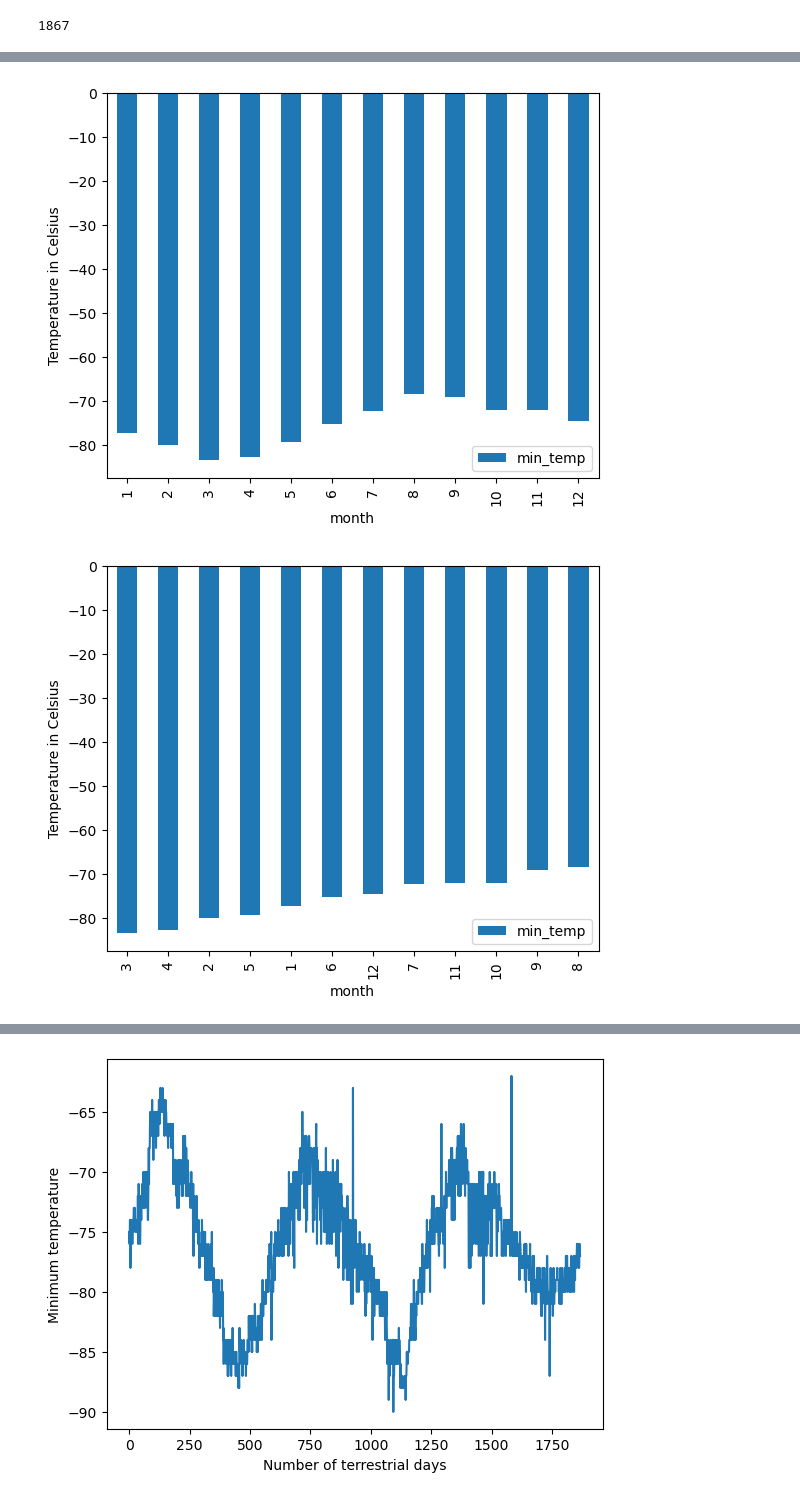
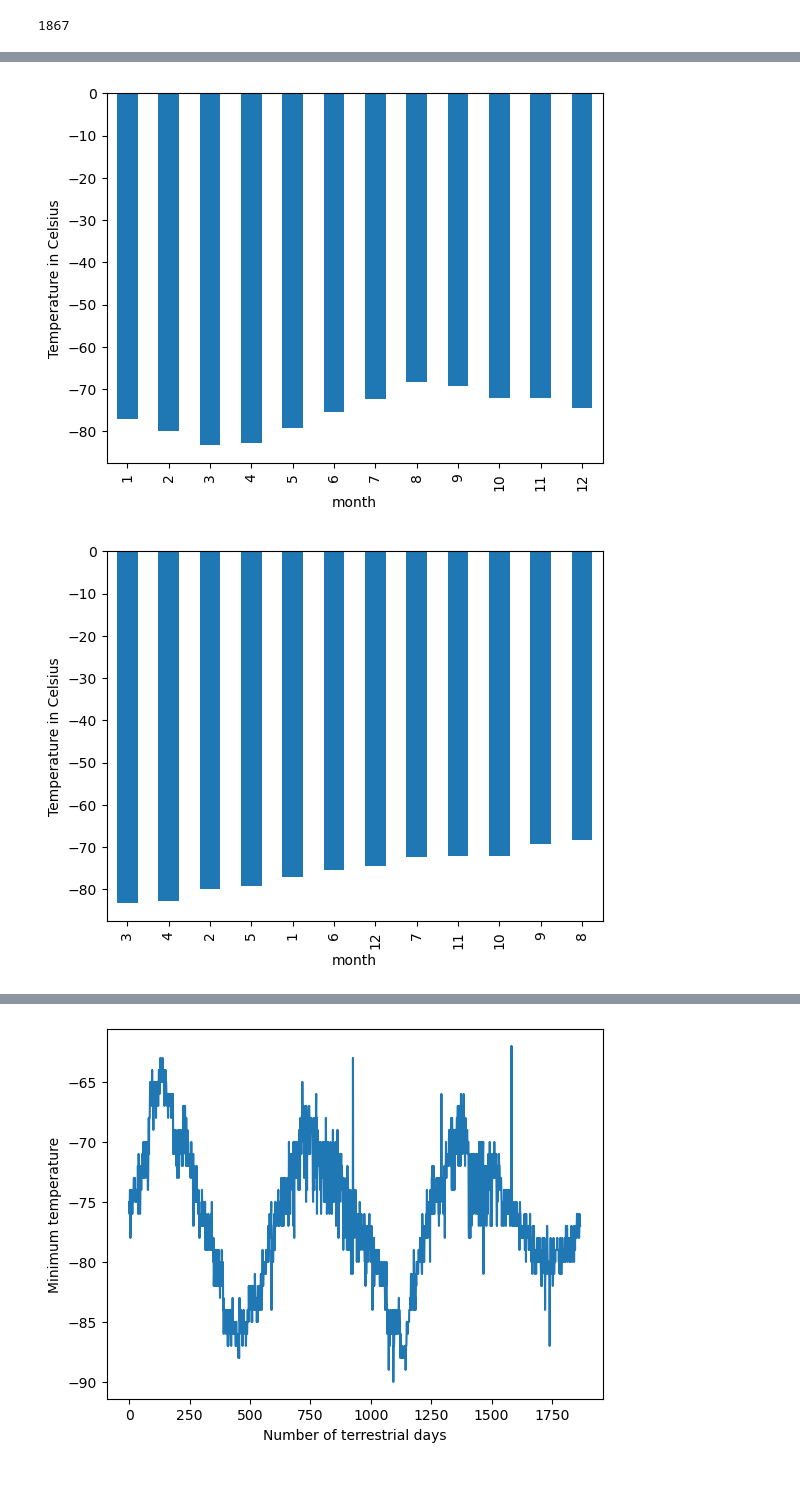
Before and after one commit to munozjon/web-scraping-challenge, a Jupyter notebook: Mars_News_Weather/part_2_mars_weather.ipynb, the cells around one changed output, grey strips where cells are left out. Saved outputs shown, nothing was run; the diff lists cells and outputs as text; code cells hidden in the pictures.

```diff
--- a/Mars_News_Weather/part_2_mars_weather.ipynb
+++ b/Mars_News_Weather/part_2_mars_weather.ipynb
@@ -173,6 +174,6 @@ days
 1867
 # %%
 # 3. What is the average low temperature by month?
-avg_low_temp = mars_df[['month', 'min_temp']].groupby('month').mean()
+avg_low_temp = mars_df.groupby('month')['min_temp'].mean()
 avg_low_temp
 # %% [output]
@@ -193,19 +194,19 @@ avg_low_temp
 # %%
 # Plot the average temperature by month
-avg_low_temp.plot.bar(figsize=(6.35,5))
+avg_low_temp.plot.bar()
 plt.ylabel('Temperature in Celsius')
 
 plt.show()
 # %% [output]
-[figure, old version]
+[figure, new version]
 # %%
 # Identify the coldest and hottest months in Curiosity's location
-sort_df = avg_low_temp.sort_values('min_temp')
-sort_df.plot.bar(figsize=(6.35,5))
+sort_df = avg_low_temp.sort_values()
+sort_df.plot.bar()
 plt.ylabel('Temperature in Celsius')
 
 plt.show()
 # %% [output]
-[figure, old version]
+[figure, new version]
 # %%
 # 4. Average pressure by Martian month
```
Also changed, not shown: parts of 4 cells of this notebook, 1 other file.
